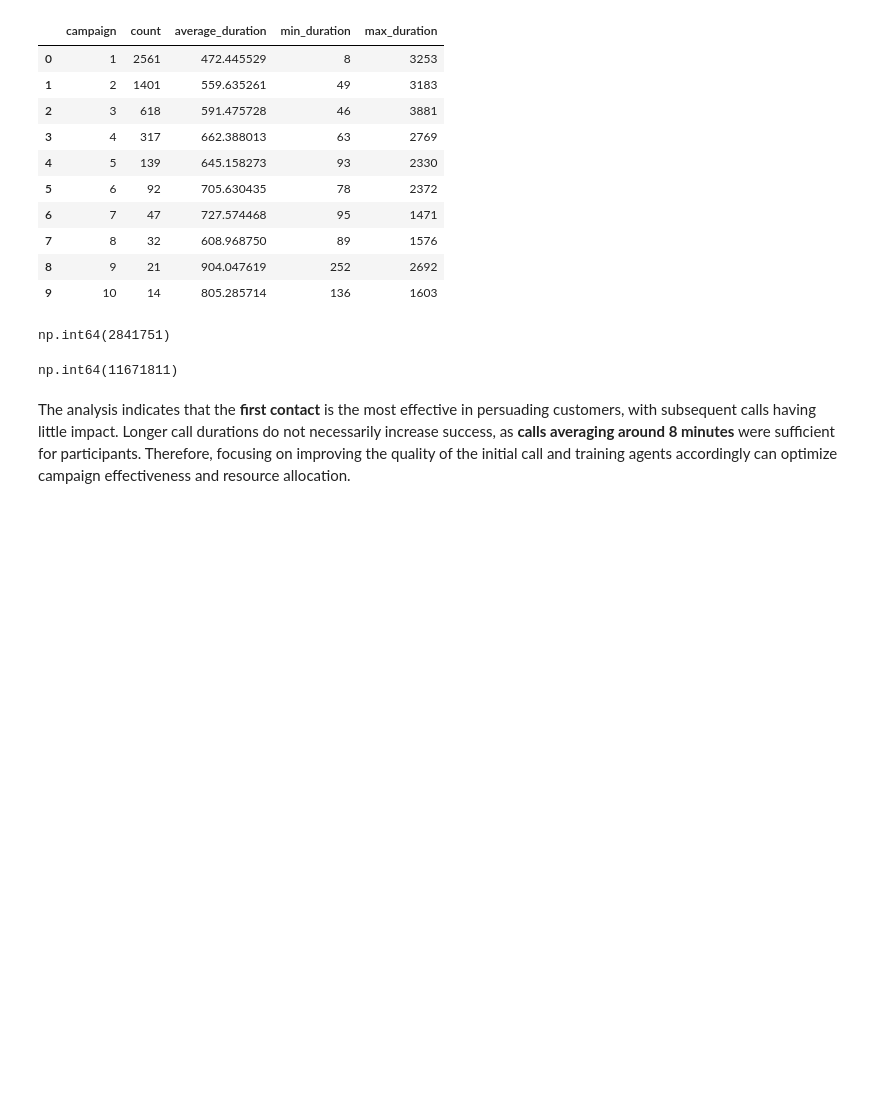
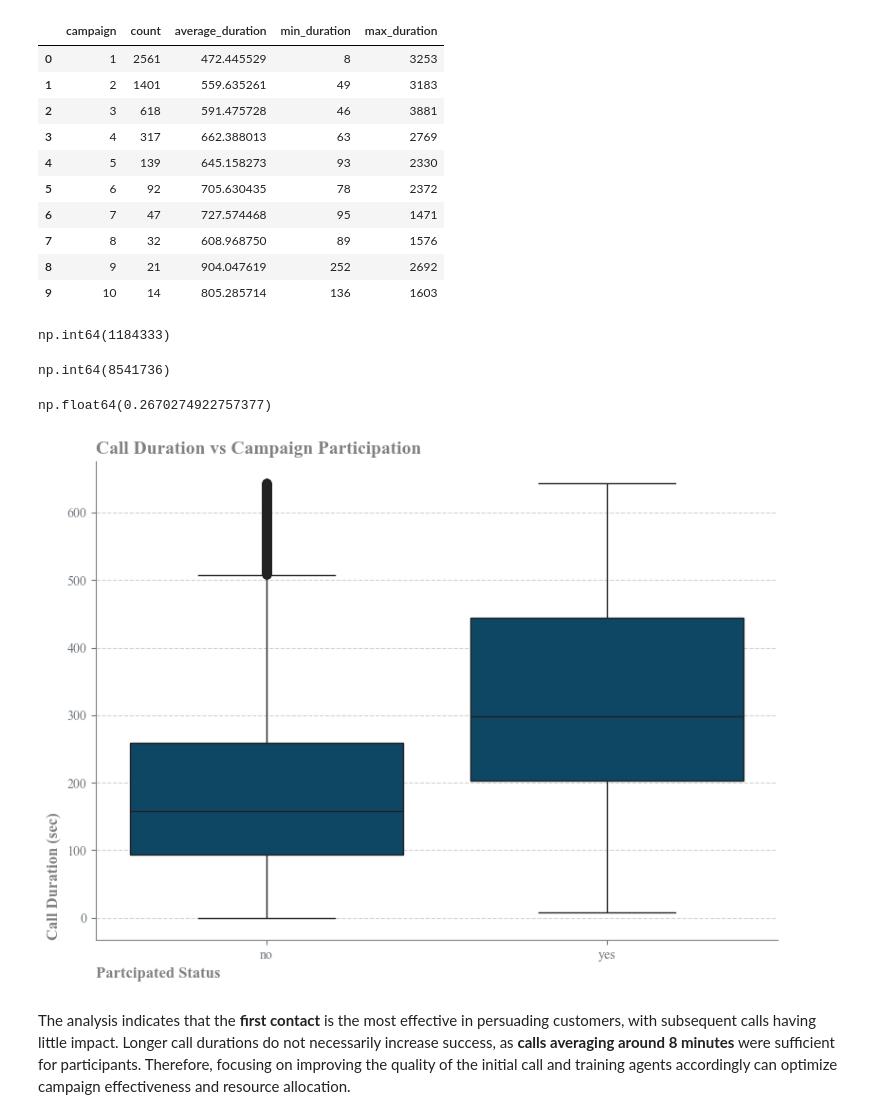
Before and after one commit to SamaMohammadii/Bank_marketing_analysis, a Jupyter notebook: notebook/2.data_cleaning_and_eda.ipynb, the cells around one changed output. Saved outputs shown, nothing was run; the diff lists cells and outputs as text; code cells hidden in the pictures; blank space fills up the shorter version.

```diff
--- a/notebook/2.data_cleaning_and_eda.ipynb
+++ b/notebook/2.data_cleaning_and_eda.ipynb
@@ -430,14 +510,31 @@ Total participant customers in this campaign: 5289
 | 7 | 8 | 32 | 608.968750 | 89 | 1576 |
 | 8 | 9 | 21 | 904.047619 | 252 | 2692 |
 | 9 | 10 | 14 | 805.285714 | 136 | 1603 |
+# %%
+duration_without_outlier.query('y == 1')['duration'].sum()   #Total talking duration to persuade customers = 2 weeks
+# %% [output]
+np.int64(1184333)
 # %%
-participants['duration'].sum()   #Total talking duration to persuade customers = 1 month
+duration_without_outlier['duration'].sum()   #Total talking duration to all customers = baout 3 month
 # %% [output]
-np.int64(2841751)
+np.int64(8541736)
-# %%
-bank_df['duration'].sum()   #Total talking duration to all customers = 4.5 month
-# %% [output]
-np.int64(11671811)
+# %%
+corr = duration_without_outlier['duration'].corr(bank_df['y'])
+corr
+# %% [output]
+np.float64(0.2670274922757377)
+# %%
+fig, ax = plt.subplots(figsize = (8, 6))
+sns.boxplot(x='is_participated', y='duration', data=duration_without_outlier, color = '#004B72')
+plt.title('Call Duration vs Campaign Participation', loc= 'left', weight = 'bold', fontsize = 14, color = 'gray')
+plt.xlabel('Partcipated Status', loc = 'left', weight = 'bold', fontsize = 12, color= 'gray')
+plt.ylabel('Call Duration (sec)', loc = 'bottom', weight = 'bold', fontsize = 12, color= 'gray')
+ax.spines[['left', 'bottom']].set_visible(True)
+ax.spines[['left', 'bottom']].set_color('gray')
+# plt.savefig('../chart/call_duration_boxplot.jpeg', dpi=300)
+plt.show()
+# %% [output]
+[figure, added]
 # %% [markdown]
 The analysis indicates that the **first contact** is the most effective in persuading customers, with subsequent calls having little impact. Longer call durations do not necessarily increase success, as **calls averaging around 8 minutes** were sufficient for participants. Therefore, focusing on improving the quality of the initial call and training agents accordingly can optimize campaign effectiveness and resource allocation.
 # %% [markdown]
```
Also changed, not shown: parts of 20 cells of this notebook, 6 other files.
